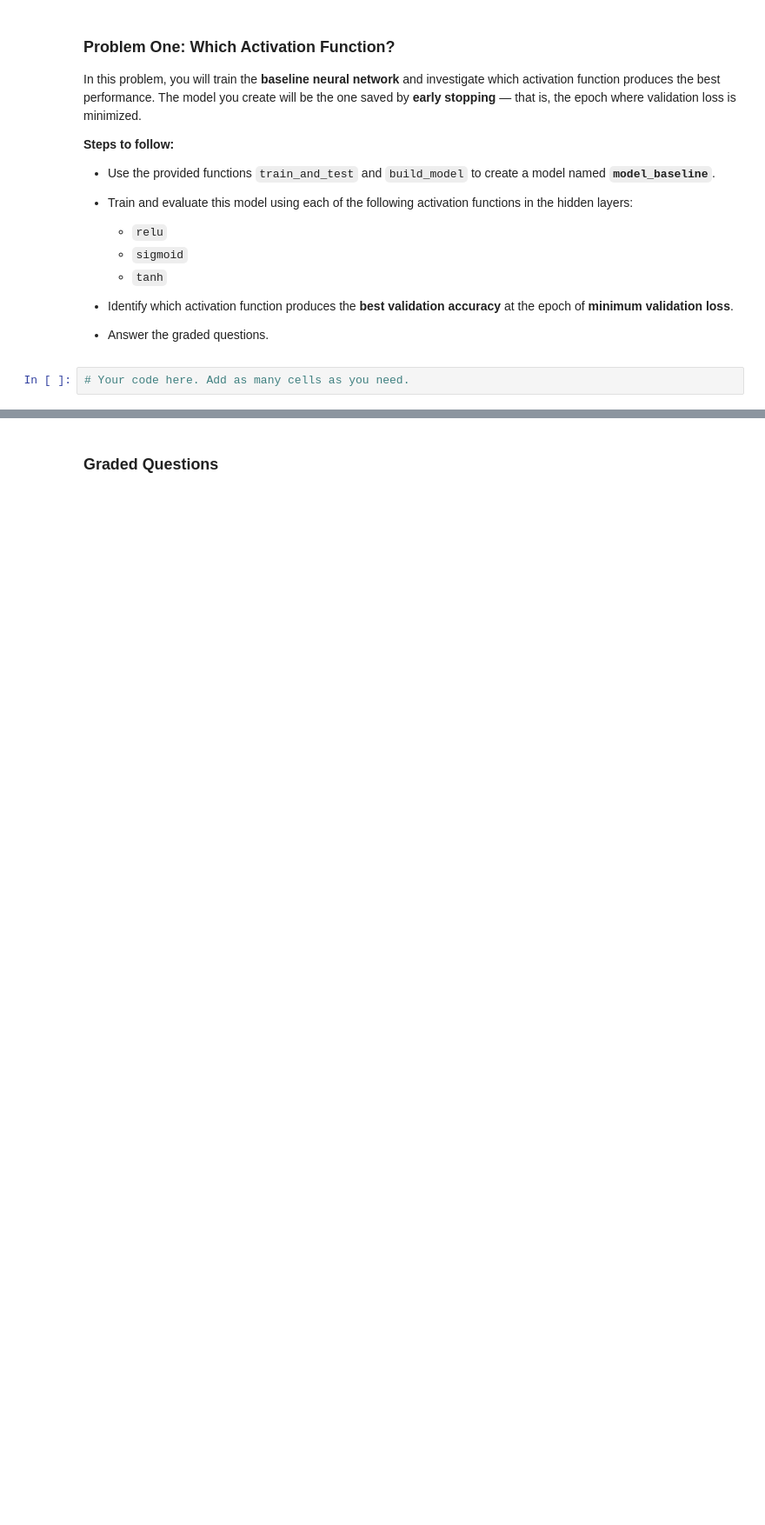
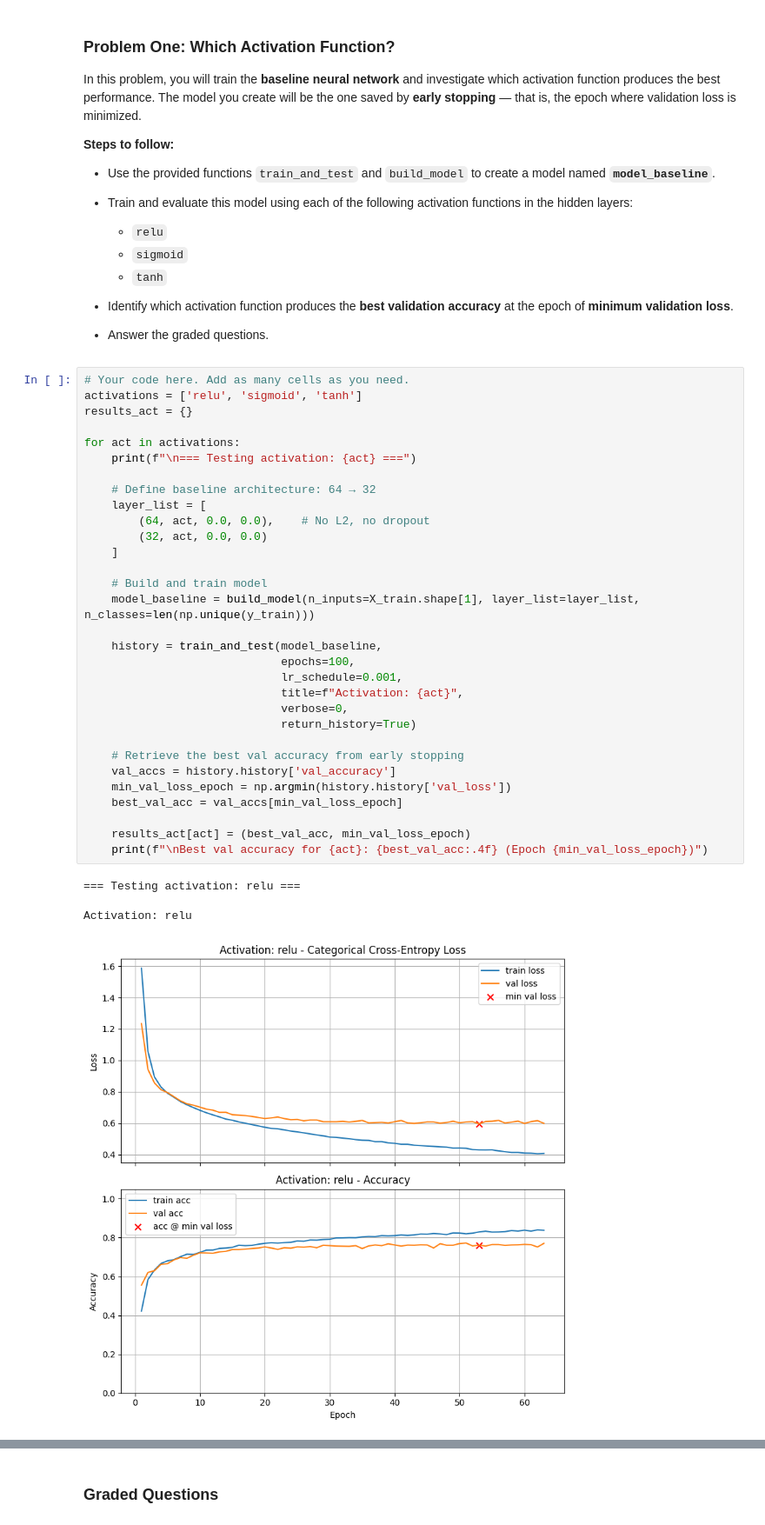
Before and after one commit to famorcam14/Module-7-Assignments, a Jupyter notebook: Homework_03.ipynb, the cells around one changed output, grey strips where cells are left out. Shown at 87% size. Drawn from its saved outputs; the diff is of its cells as text; blank space fills up the shorter version.

```diff
--- a/Homework_03.ipynb
+++ b/Homework_03.ipynb
@@ -403,3 +400,37 @@ In this problem, you will train the **baseline neural network** and investigate
 * Answer the graded questions.
 # %%
 # Your code here. Add as many cells as you need.
+activations = ['relu', 'sigmoid', 'tanh']
+results_act = {}
+
+for act in activations:
+    print(f"\n=== Testing activation: {act} ===")
+
+    # Define baseline architecture: 64 → 32
+    layer_list = [
+        (64, act, 0.0, 0.0),    # No L2, no dropout
+        (32, act, 0.0, 0.0)
+    ]
+
+    # Build and train model
+    model_baseline = build_model(n_inputs=X_train.shape[1], layer_list=layer_list, n_classes=len(np.unique(y_train)))
+
+    history = train_and_test(model_baseline,
+                             epochs=100,
+                             lr_schedule=0.001,
+                             title=f"Activation: {act}",
+                             verbose=0,
+                             return_history=True)
+
+    # Retrieve the best val accuracy from early stopping
+    val_accs = history.history['val_accuracy']
+    min_val_loss_epoch = np.argmin(history.history['val_loss'])
+    best_val_acc = val_accs[min_val_loss_epoch]
+
+    results_act[act] = (best_val_acc, min_val_loss_epoch)
+    print(f"\nBest val accuracy for {act}: {best_val_acc:.4f} (Epoch {min_val_loss_epoch})")
+# %% [output]
+=== Testing activation: relu ===
+
+Activation: relu
+[figure, added]
```
Also changed, not shown: parts of 31 cells of this notebook.
